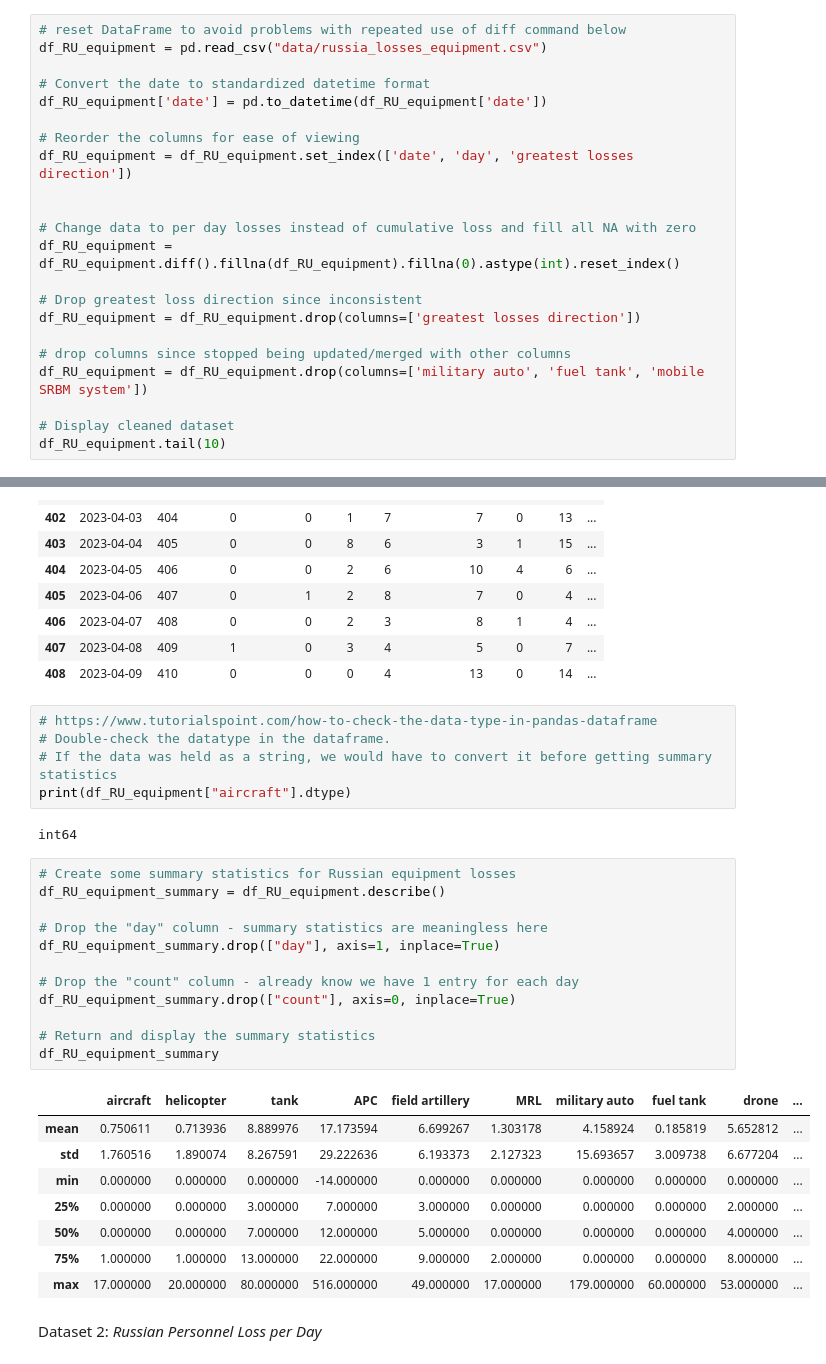
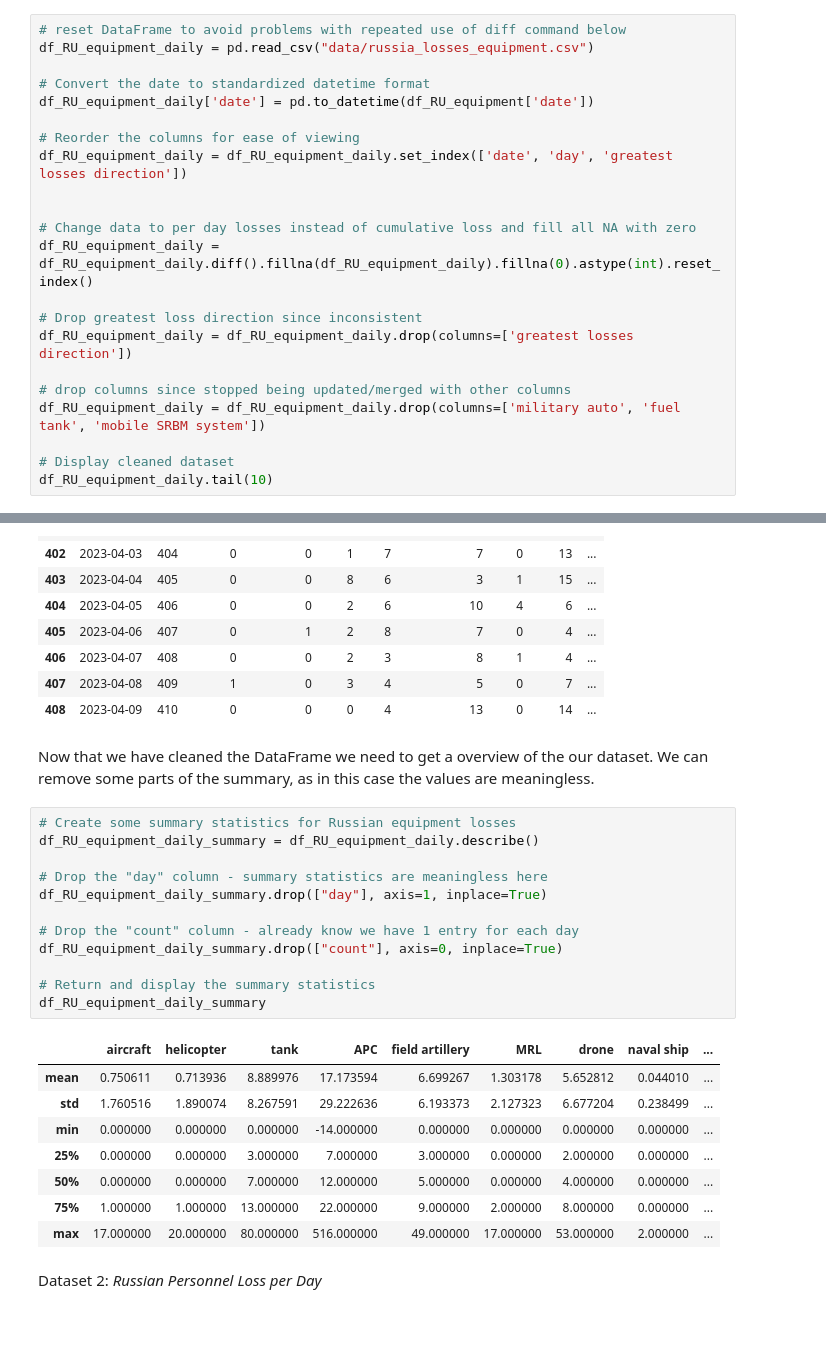
Before and after one commit to B3n-Coyne/B3n-Coyne.github.io, a Jupyter notebook: FinalTutorial.ipynb, the cells around one changed output, grey strips where cells are left out. Saved outputs shown, nothing was run; the diff lists cells and outputs as text; blank space fills up the shorter version.

Commit message:
Final version of index and tutorial

```diff
--- a/FinalTutorial.ipynb
+++ b/FinalTutorial.ipynb
@@ -58,25 +75,25 @@ df_RU_equipment.head(2)
 # %%
 # reset DataFrame to avoid problems with repeated use of diff command below
-df_RU_equipment = pd.read_csv("data/russia_losses_equipment.csv")
+df_RU_equipment_daily = pd.read_csv("data/russia_losses_equipment.csv")
 
 # Convert the date to standardized datetime format
-df_RU_equipment['date'] = pd.to_datetime(df_RU_equipment['date'])
+df_RU_equipment_daily['date'] = pd.to_datetime(df_RU_equipment['date'])
 
 # Reorder the columns for ease of viewing
-df_RU_equipment = df_RU_equipment.set_index(['date', 'day', 'greatest losses direction'])
+df_RU_equipment_daily = df_RU_equipment_daily.set_index(['date', 'day', 'greatest losses direction'])
 
 
 # Change data to per day losses instead of cumulative loss and fill all NA with zero
-df_RU_equipment = df_RU_equipment.diff().fillna(df_RU_equipment).fillna(0).astype(int).reset_index()
+df_RU_equipment_daily = df_RU_equipment_daily.diff().fillna(df_RU_equipment_daily).fillna(0).astype(int).reset_index()
 
 # Drop greatest loss direction since inconsistent
-df_RU_equipment = df_RU_equipment.drop(columns=['greatest losses direction'])
+df_RU_equipment_daily = df_RU_equipment_daily.drop(columns=['greatest losses direction'])
 
 # drop columns since stopped being updated/merged with other columns
-df_RU_equipment = df_RU_equipment.drop(columns=['military auto', 'fuel tank', 'mobile SRBM system'])
+df_RU_equipment_daily = df_RU_equipment_daily.drop(columns=['military auto', 'fuel tank', 'mobile SRBM system'])
 
 # Display cleaned dataset
-df_RU_equipment.tail(10)
+df_RU_equipment_daily.tail(10)
 # %% [output]
 |  | date | day | aircraft | helicopter | tank | APC | field artillery | MRL | drone | ... |
 | 399 | 2023-03-31 | 401 | 0 | 0 | 5 | 3 | 4 | 0 | 9 | ... |
@@ -89,33 +106,29 @@ df_RU_equipment.tail(10)
 | 406 | 2023-04-07 | 408 | 0 | 0 | 2 | 3 | 8 | 1 | 4 | ... |
 | 407 | 2023-04-08 | 409 | 1 | 0 | 3 | 4 | 5 | 0 | 7 | ... |
 | 408 | 2023-04-09 | 410 | 0 | 0 | 0 | 4 | 13 | 0 | 14 | ... |
-# %%
-# https://www.tutorialspoint.com/how-to-check-the-data-type-in-pandas-dataframe
-# Double-check the datatype in the dataframe.
-# If the data was held as a string, we would have to convert it before getting summary statistics
-print(df_RU_equipment["aircraft"].dtype)
-# %% [output]
-int64
+# %% [markdown]
+Now that we have cleaned the DataFrame we need to get a overview of the our dataset.
+We can remove some parts of the summary, as in this case the values are meaningless.
 # %%
 # Create some summary statistics for Russian equipment losses
-df_RU_equipment_summary = df_RU_equipment.describe()
+df_RU_equipment_daily_summary = df_RU_equipment_daily.describe()
 
 # Drop the "day" column - summary statistics are meaningless here
-df_RU_equipment_summary.drop(["day"], axis=1, inplace=True)
+df_RU_equipment_daily_summary.drop(["day"], axis=1, inplace=True)
 
 # Drop the "count" column - already know we have 1 entry for each day
-df_RU_equipment_summary.drop(["count"], axis=0, inplace=True)
+df_RU_equipment_daily_summary.drop(["count"], axis=0, inplace=True)
 
 # Return and display the summary statistics
-df_RU_equipment_summary
+df_RU_equipment_daily_summary
 # %% [output]
-|  | aircraft | helicopter | tank | APC | field artillery | MRL | military auto | fuel tank | drone | ... |
-| mean | 0.750611 | 0.713936 | 8.889976 | 17.173594 | 6.699267 | 1.303178 | 4.158924 | 0.185819 | 5.652812 | ... |
-| std | 1.760516 | 1.890074 | 8.267591 | 29.222636 | 6.193373 | 2.127323 | 15.693657 | 3.009738 | 6.677204 | ... |
-| min | 0.000000 | 0.000000 | 0.000000 | -14.000000 | 0.000000 | 0.000000 | 0.000000 | 0.000000 | 0.000000 | ... |
-| 25% | 0.000000 | 0.000000 | 3.000000 | 7.000000 | 3.000000 | 0.000000 | 0.000000 | 0.000000 | 2.000000 | ... |
-| 50% | 0.000000 | 0.000000 | 7.000000 | 12.000000 | 5.000000 | 0.000000 | 0.000000 | 0.000000 | 4.000000 | ... |
-| 75% | 1.000000 | 1.000000 | 13.000000 | 22.000000 | 9.000000 | 2.000000 | 0.000000 | 0.000000 | 8.000000 | ... |
-| max | 17.000000 | 20.000000 | 80.000000 | 516.000000 | 49.000000 | 17.000000 | 179.000000 | 60.000000 | 53.000000 | ... |
+|  | aircraft | helicopter | tank | APC | field artillery | MRL | drone | naval ship | ... |
+| mean | 0.750611 | 0.713936 | 8.889976 | 17.173594 | 6.699267 | 1.303178 | 5.652812 | 0.044010 | ... |
+| std | 1.760516 | 1.890074 | 8.267591 | 29.222636 | 6.193373 | 2.127323 | 6.677204 | 0.238499 | ... |
+| min | 0.000000 | 0.000000 | 0.000000 | -14.000000 | 0.000000 | 0.000000 | 0.000000 | 0.000000 | ... |
+| 25% | 0.000000 | 0.000000 | 3.000000 | 7.000000 | 3.000000 | 0.000000 | 2.000000 | 0.000000 | ... |
+| 50% | 0.000000 | 0.000000 | 7.000000 | 12.000000 | 5.000000 | 0.000000 | 4.000000 | 0.000000 | ... |
+| 75% | 1.000000 | 1.000000 | 13.000000 | 22.000000 | 9.000000 | 2.000000 | 8.000000 | 0.000000 | ... |
+| max | 17.000000 | 20.000000 | 80.000000 | 516.000000 | 49.000000 | 17.000000 | 53.000000 | 2.000000 | ... |
 # %% [markdown]
 Dataset 2: _Russian Personnel Loss per Day_
```
Also changed, not shown: parts of 105 cells of this notebook, 1 other file.
